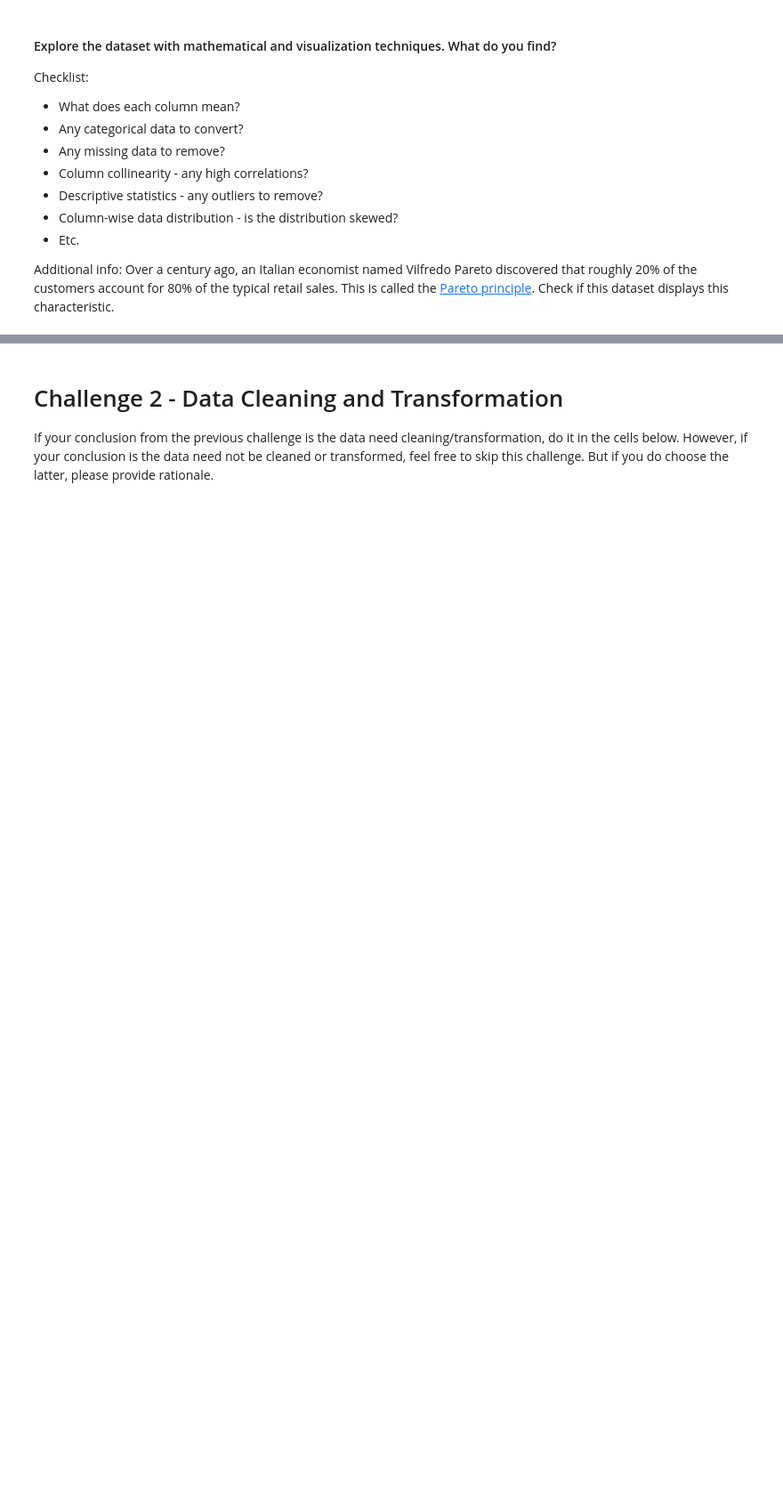
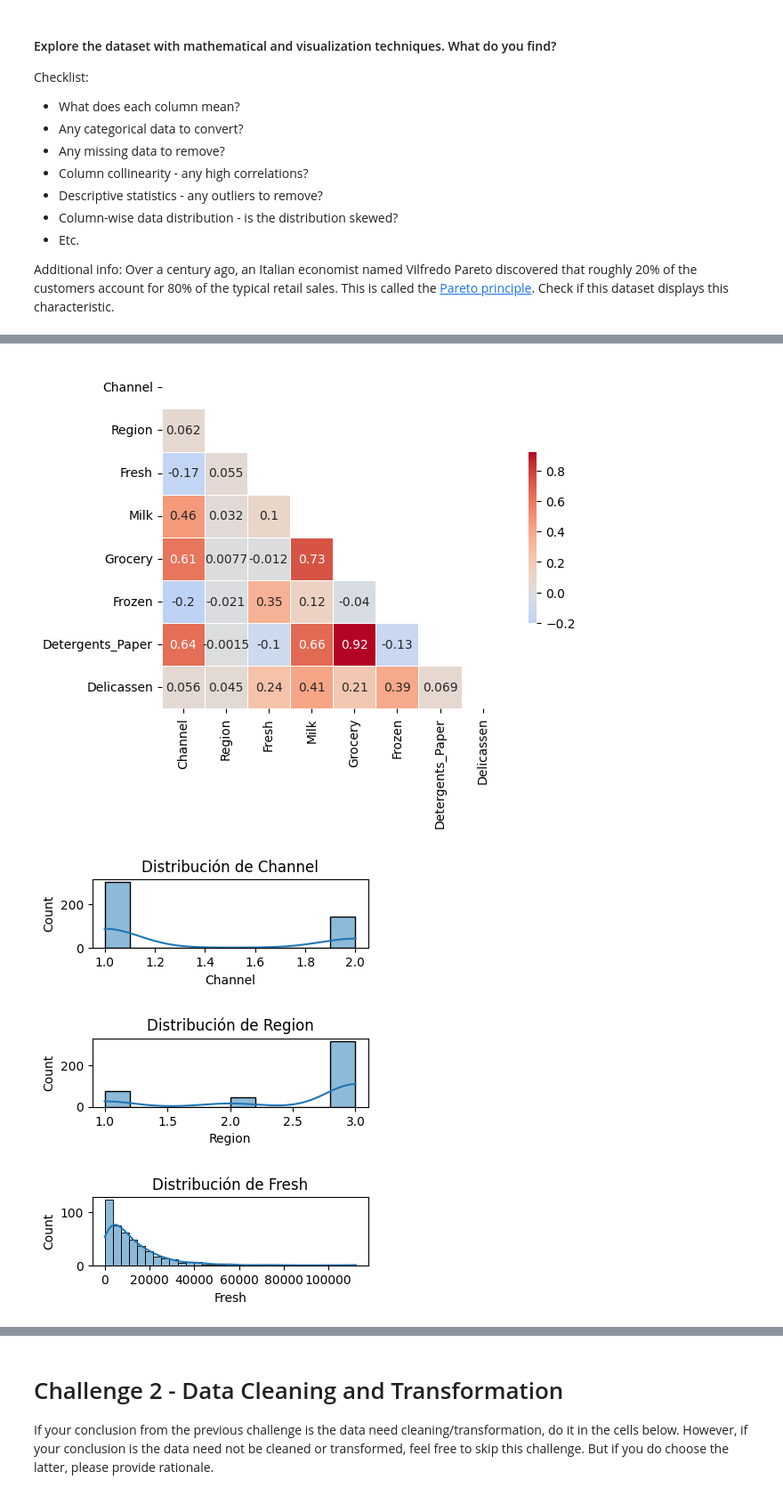
Before and after one commit to Ironhack-Data-Madrid-Octubre-2023/7.4-lab_unsupervised_learning, a Jupyter notebook: your-code/main.ipynb, the cells around one changed output, grey strips where cells are left out. Shown: that part at 89% size. Saved outputs shown, nothing was run; the diff lists cells and outputs as text; code cells hidden in the pictures; blank space fills up the shorter version.

```diff
--- a/your-code/main.ipynb
+++ b/your-code/main.ipynb
@@ -26,4 +27,4 @@ In this lab, we will use a dataset containing information about customer prefere
 The origin of the dataset is [here](https://archive.ics.uci.edu/ml/datasets/wholesale+customers).
 # %%
 # loading the data:
-customers = pd.read_csv('../Wholesale customers data.csv')
+customers = pd.read_csv('../data/Wholesale customers data.csv')
@@ -65,0 +91,28 @@ customers.columns   # se observan las columnas
+# %%
+plt.figure(figsize=(7, 5))
+
+mask=np.triu(np.ones_like(customers.corr(), dtype=bool))
+
+cmap=sns.diverging_palette(0, 10, as_cmap=True)
+
+sns.heatmap(customers.corr(),
+           mask=mask,
+          cmap='coolwarm',
+          center=0,
+          square=True,
+          annot=True,
+          linewidths=0.5,
+          cbar_kws={'shrink': 0.5});
+
+# Para verificar la distribución de los datos, puedes utilizar un histograma o un gráfico de densidad:
+
+for column in customers.columns:
+    plt.figure(figsize=(4,1))
+    sns.histplot(customers[column], kde=True)
+    plt.title('Distribución de ' + column)
+    plt.show();
+# %% [output]
+[figure, added]
+[figure, added]
+[figure, added]
+[figure, added]
```
Also changed, not shown: parts of 17 cells of this notebook.
